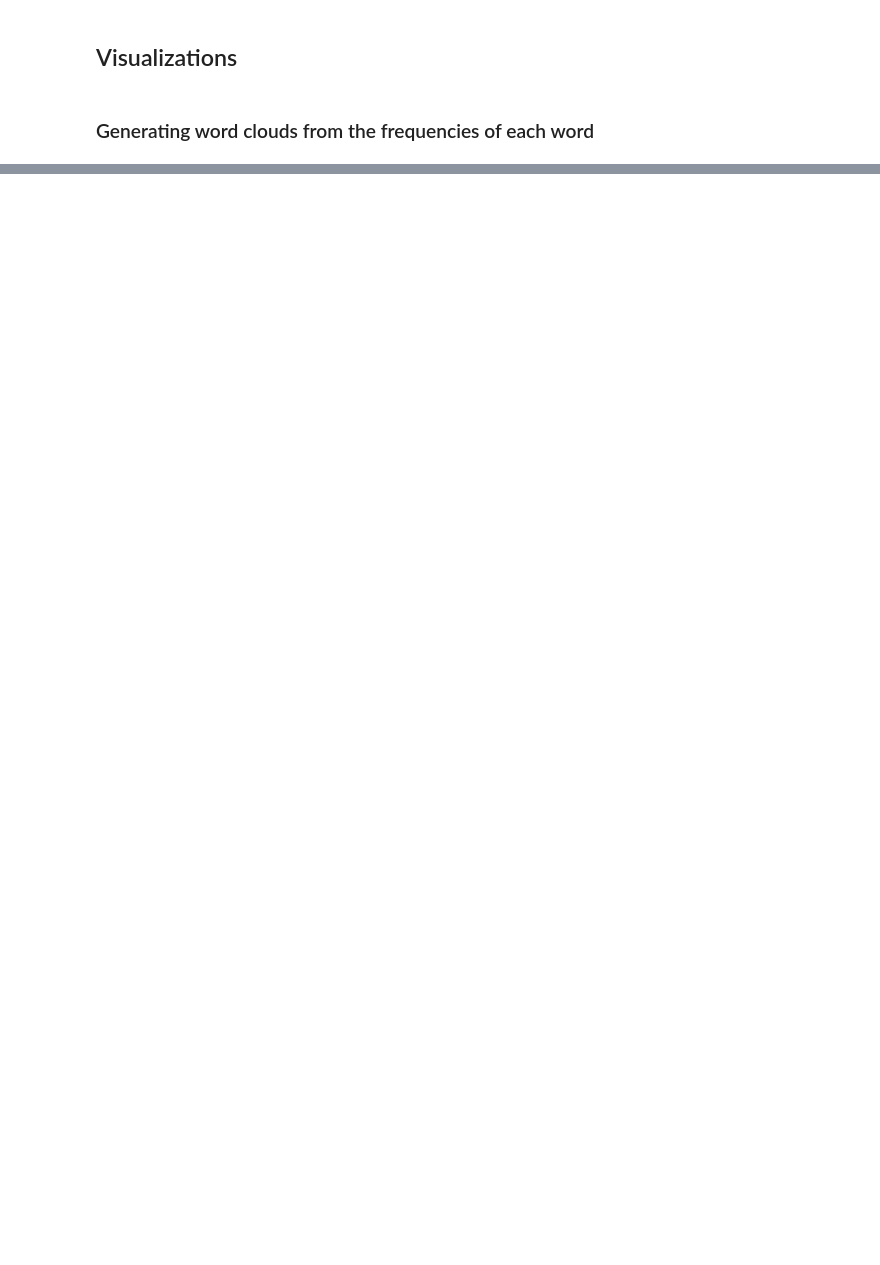
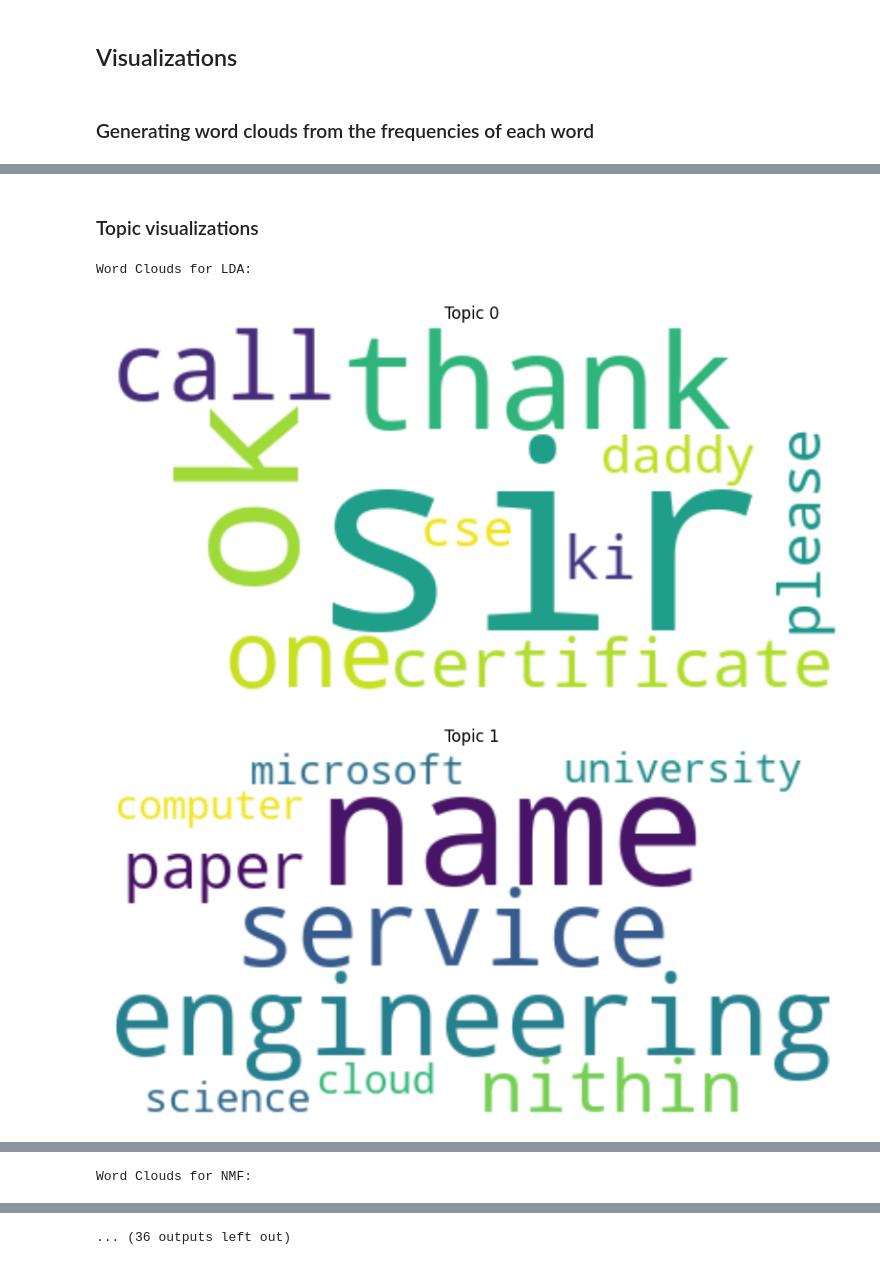
Before and after one commit to Sainithinkadarla/NLP_project, a Jupyter notebook: main.ipynb, the cells around one changed output, grey strips where cells are left out. Saved outputs shown, nothing was run; the diff lists cells and outputs as text; code cells hidden in the pictures; blank space fills up the shorter version.

Commit message:
finished topic modelings and topic visualizations

```diff
--- a/main.ipynb
+++ b/main.ipynb
@@ -378,0 +651,62 @@ plt.show()
+# %% [markdown]
+### Topic visualizations
+# %%
+num_topics = 5
+
+vectorizer = TfidfVectorizer()
+X_tfidf = vectorizer.fit_transform(data['Tokenized_mgs'])
+
+# Create a Document-Term Matrix using CountVectorizer for LDA
+count_vectorizer = CountVectorizer()
+X_count = count_vectorizer.fit_transform(data["Tokenized_mgs"])
+
+# Create Word Clouds
+def create_word_cloud(model, vectorizer, num_topics):
+    terms = vectorizer.get_feature_names_out()
+    for idx, component in enumerate(model.components_):
+        word_freq = {terms[i]: component[i] for i in component.argsort()[:-11:-1]}
+        wordcloud = WordCloud(width=400, height=200, background_color='white').generate_from_frequencies(word_freq)
+        plt.figure(figsize=(10, 5))
+        plt.imshow(wordcloud, interpolation='bilinear')
+        plt.axis("off")
+        plt.title(f"Topic {idx}")
+        plt.show()
+
+print("\nWord Clouds for LDA:")
+create_word_cloud(lda_model, count_vectorizer, num_topics)
+
+print("\nWord Clouds for NMF:")
+create_word_cloud(nmf_model, vectorizer, num_topics)
+
+print("\nWord Clouds for pLSA:")
+create_word_cloud(plsa_model, count_vectorizer, num_topics)
+
+print("\nWord Clouds for LSA:")
+create_word_cloud(lsa_model, vectorizer, num_topics)
+
+# Create Bar Charts
+def create_bar_chart(model, vectorizer, num_topics, top_n=10):
+    terms = vectorizer.get_feature_names_out()
+    for idx, component in enumerate(model.components_):
+        top_terms = [(terms[i], component[i]) for i in component.argsort()[:-top_n - 1:-1]]
+        df_top_terms = pd.DataFrame(top_terms, columns=['Term', 'Weight'])
+        plt.figure(figsize=(10, 5))
+        sns.barplot(x='Weight', y='Term', data=df_top_terms)
+        plt.title(f"Top Terms for Topic {idx}")
+        plt.show()
+
+print("\nBar Charts for LDA:")
+create_bar_chart(lda_model, count_vectorizer, num_topics)
+
+print("\nBar Charts for NMF:")
+create_bar_chart(nmf_model, vectorizer, num_topics)
+
+print("\nBar Charts for pLSA:")
+create_bar_chart(plsa_model, count_vectorizer, num_topics)
+
+print("\nBar Charts for LSA:")
+create_bar_chart(lsa_model, vectorizer, num_topics)
+# %% [output]
+Word Clouds for LDA:
+[figure, added]
+[figure, added]
@@ -378,0 +716 @@ plt.show()
+Word Clouds for NMF:
@@ -378,0 +722 @@ plt.show()
+... (36 outputs left out)
```
Also changed, not shown: parts of 37 cells of this notebook.
